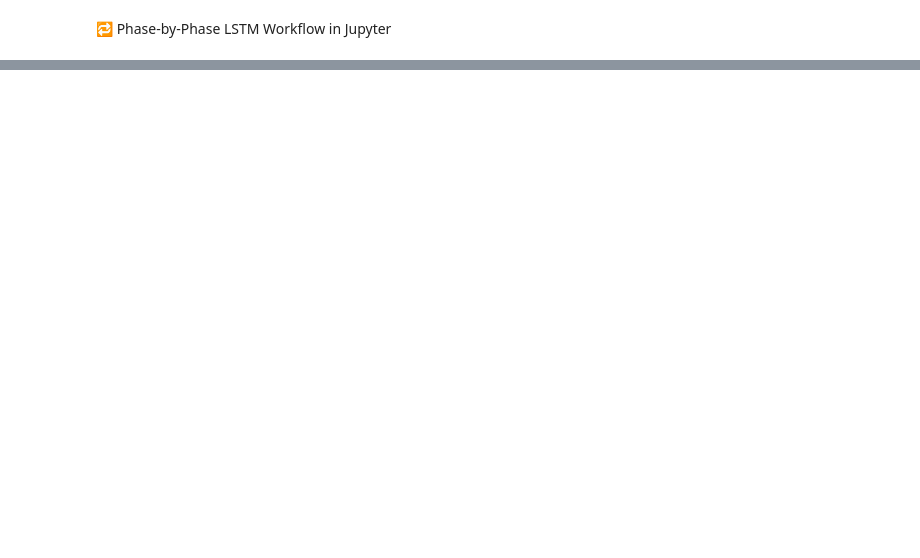
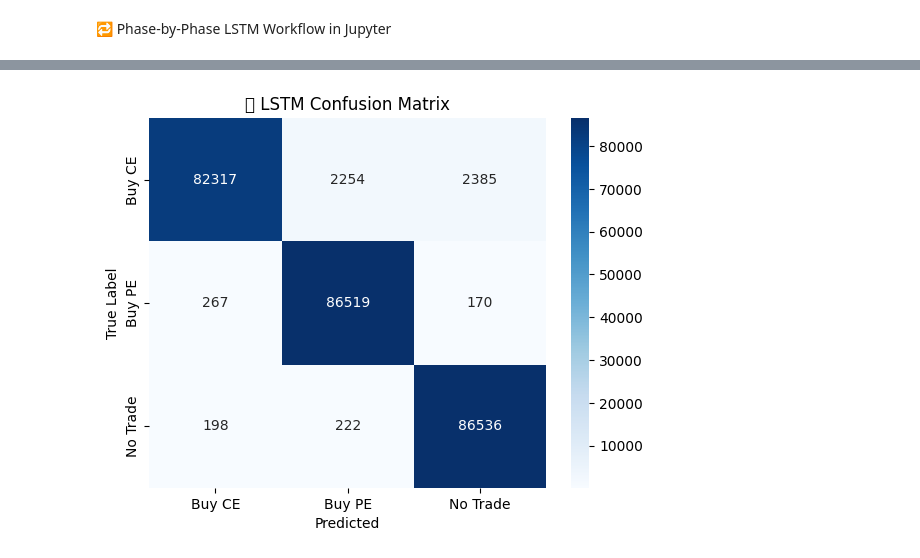
Before and after one commit to Nil-Vaghela/Stock_PRediction_Research, a Jupyter notebook: Nifty_LSTM_Prediction.ipynb, the cells around one changed output, grey strips where cells are left out. Cells and saved outputs as stored; diff of their text form; code cells hidden in the pictures; blank space fills up the shorter version.

```diff
--- a/Nifty_LSTM_Prediction.ipynb
+++ b/Nifty_LSTM_Prediction.ipynb
@@ -564,5 +575,17 @@ plt.show()
 # %%
 df.to_csv("ppo_ready_data.csv", index=False)
+# %%
+ # Step 1: Build X_res and track row indexes
+SEQ_LEN = 60
+X_res = []
+aligned_rows = []
+
+for i in range(SEQ_LEN, len(df)):
+    seq = df.iloc[i-SEQ_LEN:i].values
+    X_res.append(seq)
+    aligned_rows.append(i)
+
+X_res = np.array(X_res)
 # %%
 df_val = df.iloc[-len(X_val):].copy()
 df_val['predicted_label'] = y_pred  # Optional: attach predictions if needed
@@ -570,0 +757,7 @@ df_val.to_csv("ppo_validation_data.csv", index=False)
+# %%
+import numpy as np
+
+# Use X_res from your LSTM training (shape = [samples, 60, features])
+pred_probs = model.predict(X_res, verbose=0)
+pred_labels = np.argmax(pred_probs, axis=1)
+confidences = np.max(pred_probs, axis=1)
@@ -570,0 +782,15 @@ df_val.to_csv("ppo_validation_data.csv", index=False)
+# %%
+from sklearn.metrics import confusion_matrix
+import seaborn as sns
+import matplotlib.pyplot as plt
+
+cm = confusion_matrix(y_res, pred_labels)
+sns.heatmap(cm, annot=True, fmt='d', cmap='Blues',
+            xticklabels=["Buy CE", "Buy PE", "No Trade"],
+            yticklabels=["Buy CE", "Buy PE", "No Trade"])
+plt.title("🔍 LSTM Confusion Matrix")
+plt.xlabel("Predicted")
+plt.ylabel("True Label")
+plt.show()
+# %% [output]
+[figure, added]
```
Also changed, not shown: parts of 26 cells of this notebook, 18 other files.
